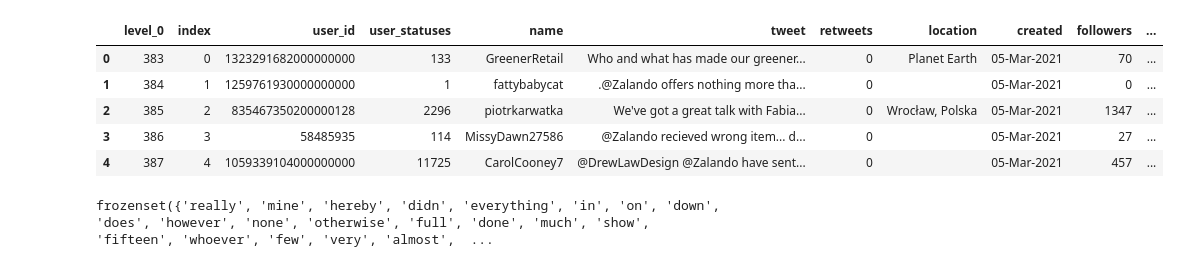
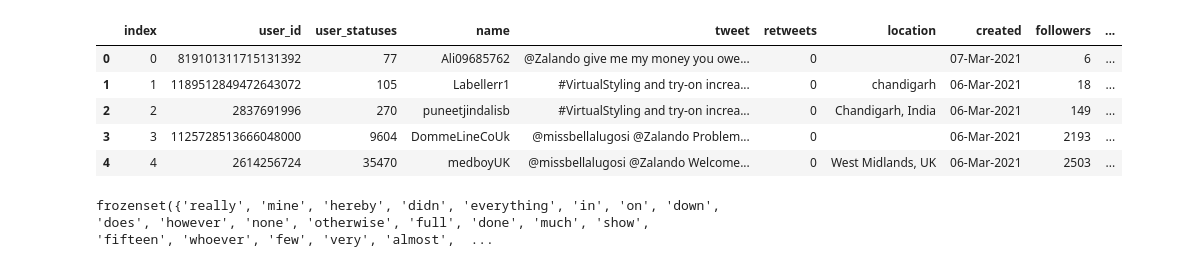
Before and after one commit to C-JoGit/Zalando_Analytics_HWR_BIPM, a Jupyter notebook: 2. preprocessing.ipynb, the cells around one changed output. Drawn from its saved outputs; the diff is of its cells as text; code cells hidden in the pictures.

```diff
--- a/2. preprocessing.ipynb
+++ b/2. preprocessing.ipynb
@@ -27,16 +34,16 @@ Downloading emoji data ...
 Writing emoji data to C:\Users\home\.demoji\codes.json ...
 ... OK
 # %%
-df = pd.read_json('one_cleaned_df.json')
+df = pickle.load(open('data_n_models/one_cleaned_df.pkl', "rb"))
 eng_df = df[df.language == 'en'].reset_index()
 eng_df.head()
 # %% [output]
-|  | level_0 | index | user_id | user_statuses | name | tweet | retweets | location | created | followers | ... |
-| 0 | 383 | 0 | 1323291682000000000 | 133 | GreenerRetail | Who and what has made our greener... | 0 | Planet Earth | 05-Mar-2021 | 70 | ... |
-| 1 | 384 | 1 | 1259761930000000000 | 1 | fattybabycat | .@Zalando offers nothing more tha... | 0 |  | 05-Mar-2021 | 0 | ... |
-| 2 | 385 | 2 | 835467350200000128 | 2296 | piotrkarwatka | We've got a great talk with Fabia... | 0 | Wrocław, Polska | 05-Mar-2021 | 1347 | ... |
-| 3 | 386 | 3 | 58485935 | 114 | MissyDawn27586 | @Zalando recieved wrong item... d... | 0 |  | 05-Mar-2021 | 27 | ... |
-| 4 | 387 | 4 | 1059339104000000000 | 11725 | CarolCooney7 | @DrewLawDesign @Zalando have sent... | 0 |  | 05-Mar-2021 | 457 | ... |
+|  | index | user_id | user_statuses | name | tweet | retweets | location | created | followers | ... |
+| 0 | 0 | 819101311715131392 | 77 | Ali09685762 | @Zalando give me my money you owe... | 0 |  | 07-Mar-2021 | 6 | ... |
+| 1 | 1 | 1189512849472643072 | 105 | Labellerr1 | #VirtualStyling and try-on increa... | 0 | chandigarh | 06-Mar-2021 | 18 | ... |
+| 2 | 2 | 2837691996 | 270 | puneetjindalisb | #VirtualStyling and try-on increa... | 0 | Chandigarh, India | 06-Mar-2021 | 149 | ... |
+| 3 | 3 | 1125728513666048000 | 9604 | DommeLineCoUk | @missbellalugosi @Zalando Problem... | 0 |  | 06-Mar-2021 | 2193 | ... |
+| 4 | 4 | 2614256724 | 35470 | medboyUK | @missbellalugosi @Zalando Welcome... | 0 | West Midlands, UK | 06-Mar-2021 | 2503 | ... |
 # %%
 print(STOPWORDS)
 # %% [output]
```
Also changed, not shown: parts of 22 cells of this notebook, 4 other files.
